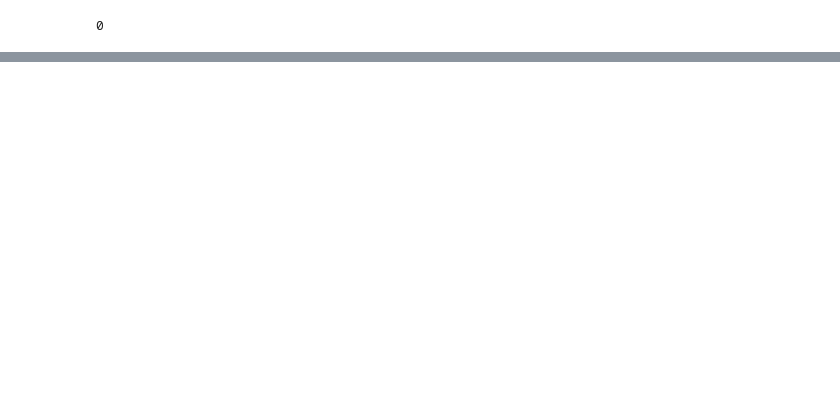
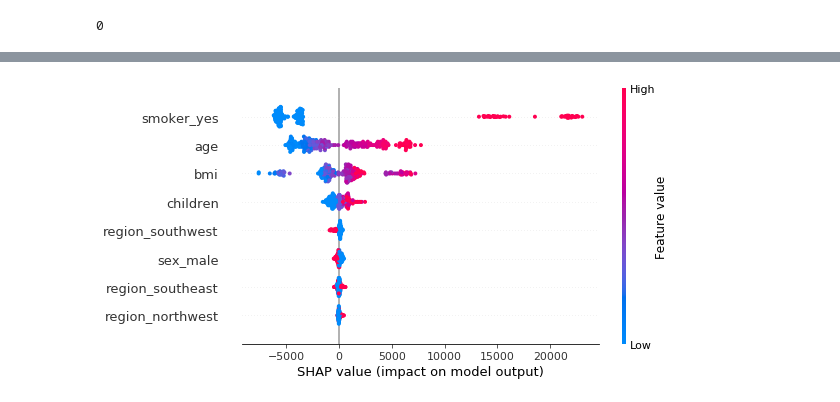
Before and after one commit to datatrigger/interpretable_machine_learning, a Jupyter notebook: interpretable_machine_learning.ipynb, the cells around one changed output, grey strips where cells are left out. Drawn from its saved outputs; the diff is of its cells as text; code cells hidden in the pictures; blank space fills up the shorter version.

```diff
--- a/interpretable_machine_learning.ipynb
+++ b/interpretable_machine_learning.ipynb
@@ -197,0 +256,7 @@ df_tidy
+# %%
+from sklearn.preprocessing import OneHotEncoder
+# Drop one level for each categorical variable to avoid multicollinearity
+enc = OneHotEncoder(drop=['female', 'no', 'northeast'], sparse=False).fit(df_cat)
+col_names = enc.get_feature_names(df_cat.columns)
+df_cat_ohe = pd.DataFrame(enc.transform(df_cat), columns=col_names)
+df_ohe=pd.concat([df_cat_ohe, df[['age', 'bmi', 'children', 'charges']]], axis = 1)
@@ -198,5 +281,6 @@ df_tidy
 # %%
+# Train-test splitting
 from sklearn.model_selection import train_test_split
 
-x, y = df_tidy.drop(columns='wage'), df_tidy['wage']
+x, y = df_ohe.drop(columns='charges'), df_ohe['charges']
 x_train, x_test, y_train, y_test = train_test_split(x, y, test_size=0.2, random_state=42)
@@ -261 +455,5 @@ RandomForestRegressor(bootstrap=True, ccp_alpha=0.0, criterion='mse',
+# %%
+from joblib import dump, load
+#dump(rf_gridsearch, 'rf_gridsearch_charges.joblib')
+rf_gridsearch = load("rf_gridsearch_charges.joblib")
 # %%
@@ -280,0 +482,8 @@ x_test
+# %%
+import shap
+shap.initjs() # JavaScript plots
+
+# Generate the Tree SHAP estimator of Shapley values that corresponds to the Random Forest we built
+explainer = shap.TreeExplainer(rf_gridsearch.best_estimator_, feature_perturbation='interventional')
+# Compute the estimated Shapley values for the test sample's observations
+shap_values = explainer.shap_values(x_test)
@@ -280,0 +559,4 @@ x_test
+# %%
+shap.summary_plot(shap_values, x_test)
+# %% [output]
+[figure, added]
```
Also changed, not shown: parts of 96 cells of this notebook, 8 other files.
